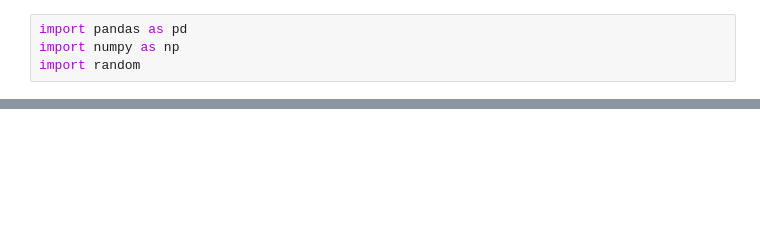
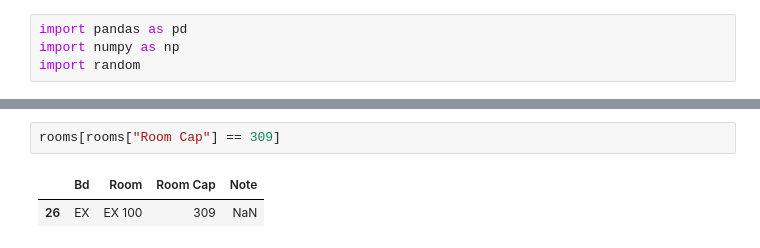
Before and after one commit to renzo-b/exam-timetabling-smac, a Jupyter notebook: notebooks/data_extraction_per_semester.ipynb, the cells around one changed output, grey strips where cells are left out. Drawn from its saved outputs; the diff is of its cells as text; blank space fills up the shorter version.

```diff
--- a/notebooks/data_extraction_per_semester.ipynb
+++ b/notebooks/data_extraction_per_semester.ipynb
@@ -90,3 +153,8 @@ print("# Exams {}, # Students {}, Course Enrollment shape {}, # Rooms {}, # Room
+# %%
+rooms[rooms["Room Cap"] == 309]
+# %% [output]
+|  | Bd | Room | Room Cap | Note |
+| 26 | EX | EX 100 | 309 | NaN |
 # %%
 print("Exam set:" '\n', exam_set,'\n\n',
       "Course Enrollement Set:" '\n',courses_enrollments_set, '\n\n',
```
Also changed, not shown: parts of 13 cells of this notebook, 1 other file.
